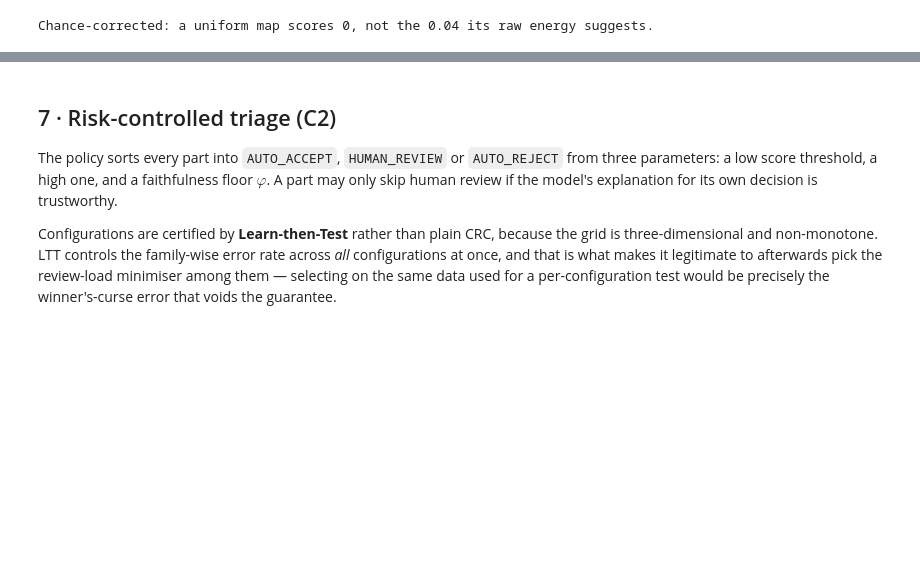
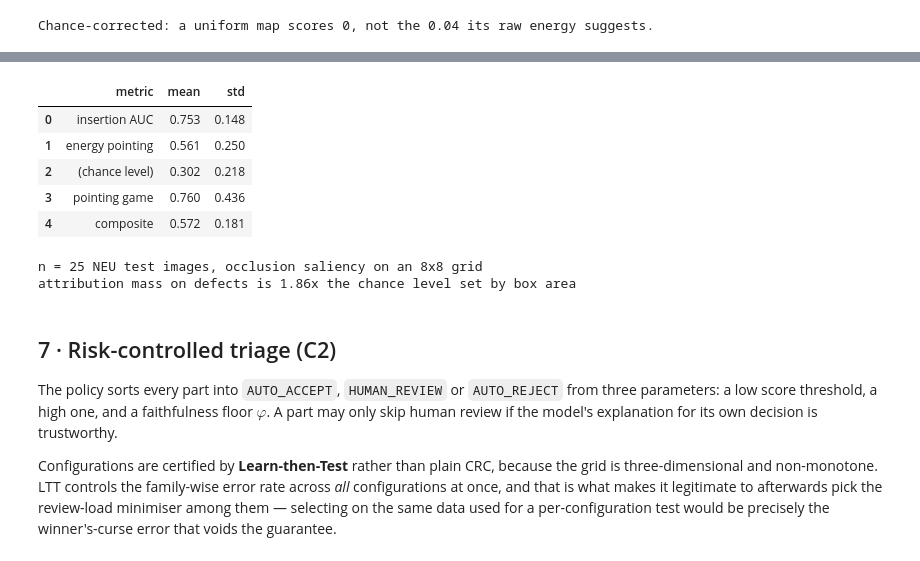
Before and after one commit to nirmal-a-r/vision_qa_xai, a Jupyter notebook: notebook/VisionQA_RiskControlled_XAI_executed.ipynb, the cells around one changed output, grey strips where cells are left out. Cells and saved outputs as stored; diff of their text form; code cells hidden in the pictures; blank space fills up the shorter version.

```diff
--- a/notebook/VisionQA_RiskControlled_XAI_executed.ipynb
+++ b/notebook/VisionQA_RiskControlled_XAI_executed.ipynb
@@ -479,3 +506,34 @@ Chance-corrected: a uniform map scores 0, not the 0.04 its raw energy suggests.
+# %%
+fp = "runs/faithfulness_neu.json"
+if os.path.exists(fp):
+    import pandas as pd
+    fr = pd.DataFrame(json.load(open(fp)))
+    summary = pd.DataFrame([{
+        "metric": "insertion AUC",     "mean": fr["insertion_auc"].mean(),   "std": fr["insertion_auc"].std(),
+    }, {
+        "metric": "energy pointing",   "mean": fr["energy_pointing"].mean(), "std": fr["energy_pointing"].std(),
+    }, {
+        "metric": "  (chance level)",  "mean": fr["chance_level"].mean(),    "std": fr["chance_level"].std(),
+    }, {
+        "metric": "pointing game",     "mean": fr["pointing_game"].mean(),   "std": fr["pointing_game"].std(),
+    }, {
+        "metric": "composite",         "mean": fr["faithfulness"].mean(),    "std": fr["faithfulness"].std(),
+    }]).round(3)
+    display(summary)
+    lift = fr["energy_pointing"].mean() / max(fr["chance_level"].mean(), 1e-9)
+    print(f"n = {len(fr)} NEU test images, occlusion saliency on an 8x8 grid")
+    print(f"attribution mass on defects is {lift:.2f}x the chance level set by box area")
+else:
+    print("run scripts/compute_faithfulness.py to generate", fp)
+# %% [output]
+|  | metric | mean | std |
+| 0 | insertion AUC | 0.753 | 0.148 |
+| 1 | energy pointing | 0.561 | 0.250 |
+| 2 | (chance level) | 0.302 | 0.218 |
+| 3 | pointing game | 0.760 | 0.436 |
+| 4 | composite | 0.572 | 0.181 |
+n = 25 NEU test images, occlusion saliency on an 8x8 grid
+attribution mass on defects is 1.86x the chance level set by box area
 # %% [markdown]
 ## 7 · Risk-controlled triage (C2)
 
```
Also changed, not shown: parts of 2 cells of this notebook, 11 other files.
